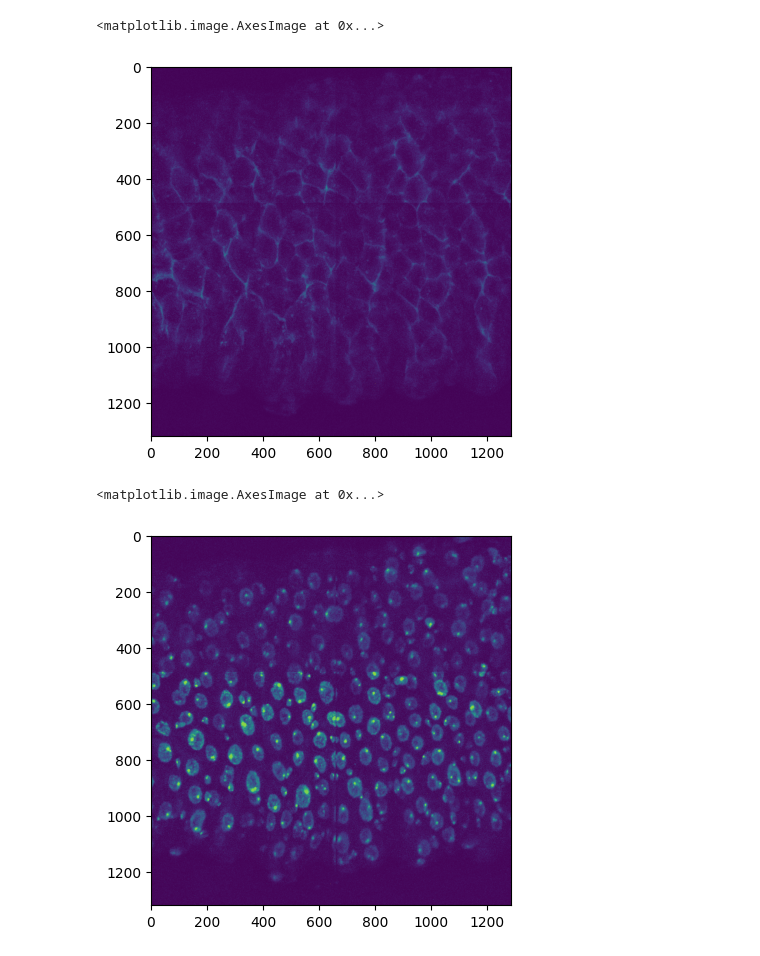
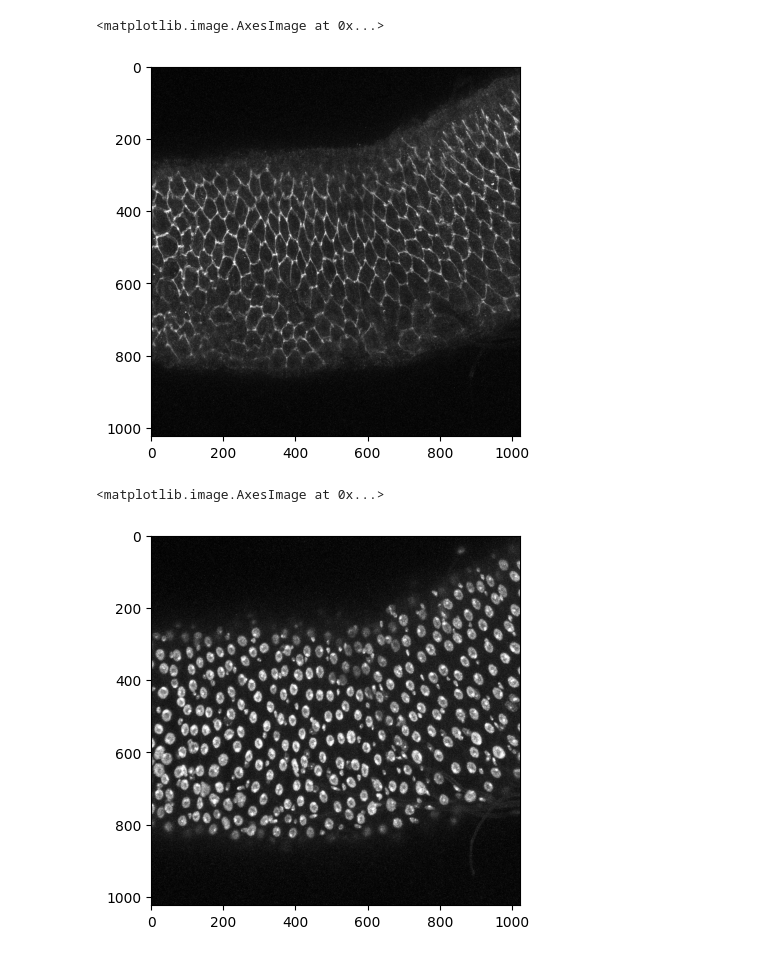
Before and after one commit to Jadep06/PhD-image-analysis, a Jupyter notebook: eccentricity from membrane stain 1.ipynb, the cells around one changed output. Drawn from its saved outputs; the diff is of its cells as text; code cells hidden in the pictures.

```diff
--- a/eccentricity from membrane stain 1.ipynb
+++ b/eccentricity from membrane stain 1.ipynb
@@ -18,7 +18,7 @@ from skimage import io, filters, measure, segmentation
 # %%
 #import image-will later change to get from folder
 
-cells = imread('/home/jadeaphillips/data/eccentricity/MAX_dsrflgldssr4vsr5_2025_06_04__14_59_10 proj.tif')
+cells = imread('/home/jadeaphillips/data/eccentricity/mask/4h/2.tif')
 
 
 #get the size of the image
@@ -29,16 +28,21 @@ WARNING: Ignoring unexpected wl_surface.enter received for output with id: 7 scr
 # %%
 
 #split into two channels as above
-dapi=cells[0,:,:]
-lgl=cells[1,:,:]
+dapi_3d=cells[:,:,:,0]
+lgl_3d=cells[:,:,:,1]
 
-plt.imshow(lgl)
+#project images
+
+dapi = np.max(dapi_3d, axis=0)
+lgl = np.max(lgl_3d, axis=0)
+
+plt.imshow(lgl, cmap='gray')
 # %% [output]
 <matplotlib.image.AxesImage at 0x...>
-[figure, old version]
+[figure, new version]
 # %%
-plt.imshow(dapi)
+plt.imshow(dapi, cmap='gray')
 # %% [output]
 <matplotlib.image.AxesImage at 0x...>
-[figure, old version]
+[figure, new version]
 # %%
```
Also changed, not shown: parts of 9 cells of this notebook.
